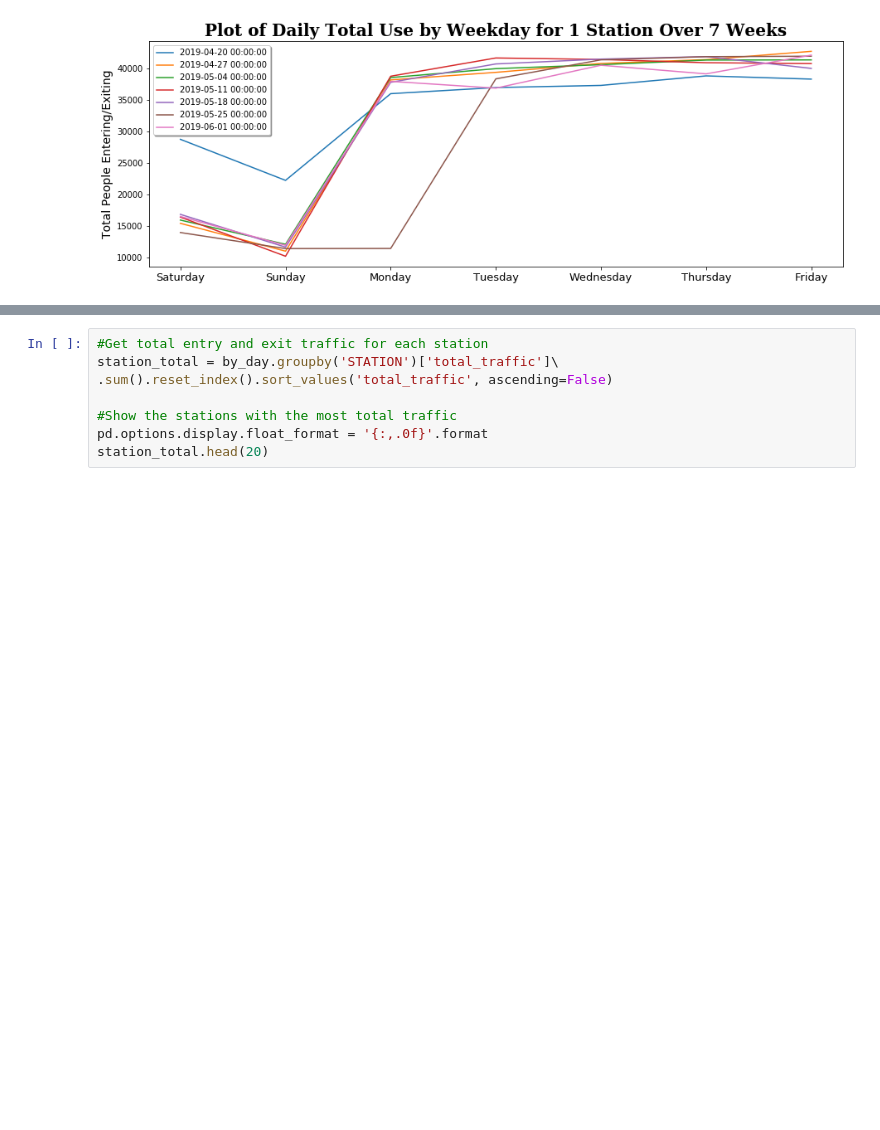
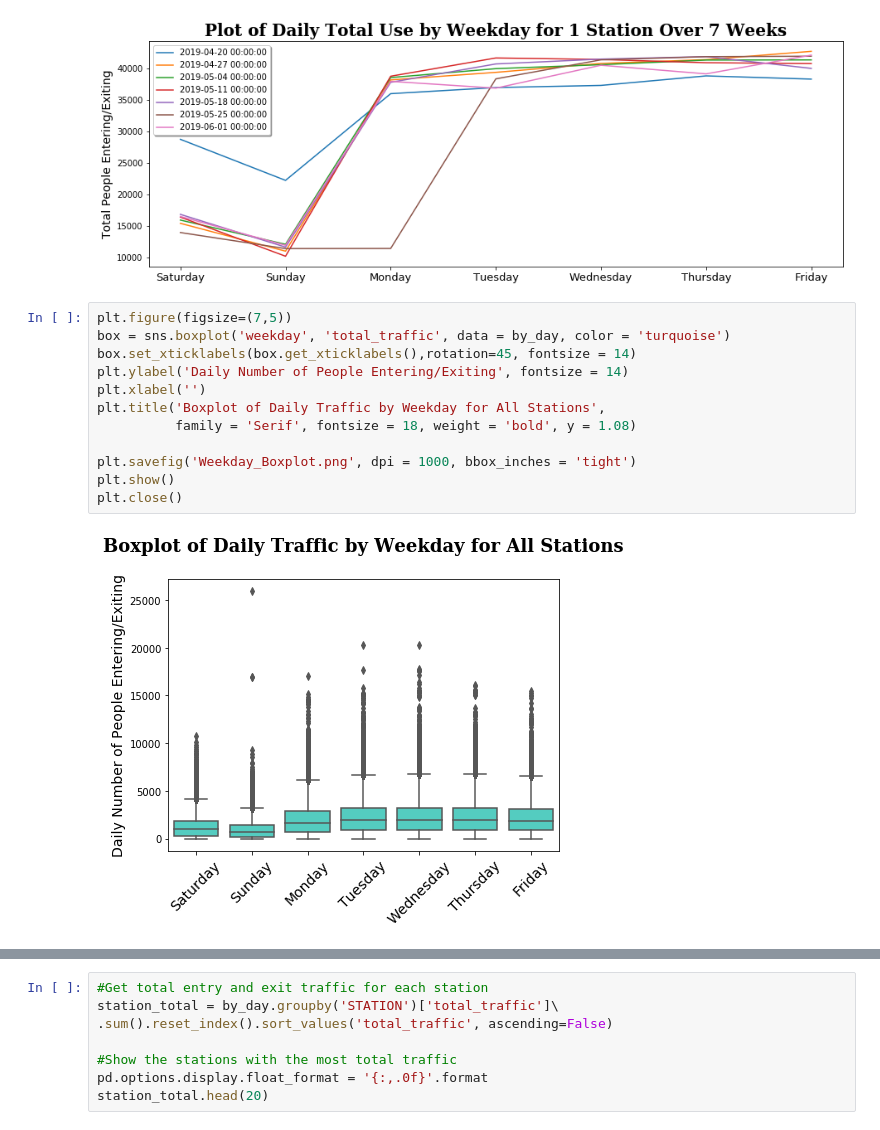
Before and after one commit to peterilhardt/MTA_turnstiles, a Jupyter notebook: data_visualization.ipynb, the cells around one changed output, grey strips where cells are left out. Cells and saved outputs as stored; diff of their text form; blank space fills up the shorter version.

```diff
--- a/data_visualization.ipynb
+++ b/data_visualization.ipynb
@@ -102,3 +116,17 @@ plt.show()
 plt.close()
 # %% [output]
 [figure]
+# %%
+plt.figure(figsize=(7,5))
+box = sns.boxplot('weekday', 'total_traffic', data = by_day, color = 'turquoise')
+box.set_xticklabels(box.get_xticklabels(),rotation=45, fontsize = 14)
+plt.ylabel('Daily Number of People Entering/Exiting', fontsize = 14)
+plt.xlabel('')
+plt.title('Boxplot of Daily Traffic by Weekday for All Stations',
+          family = 'Serif', fontsize = 18, weight = 'bold', y = 1.08)
+
+plt.savefig('Weekday_Boxplot.png', dpi = 1000, bbox_inches = 'tight')
+plt.show()
+plt.close()
+# %% [output]
+[figure, added]
```
Also changed, not shown: parts of 6 cells of this notebook, 7 other files.
